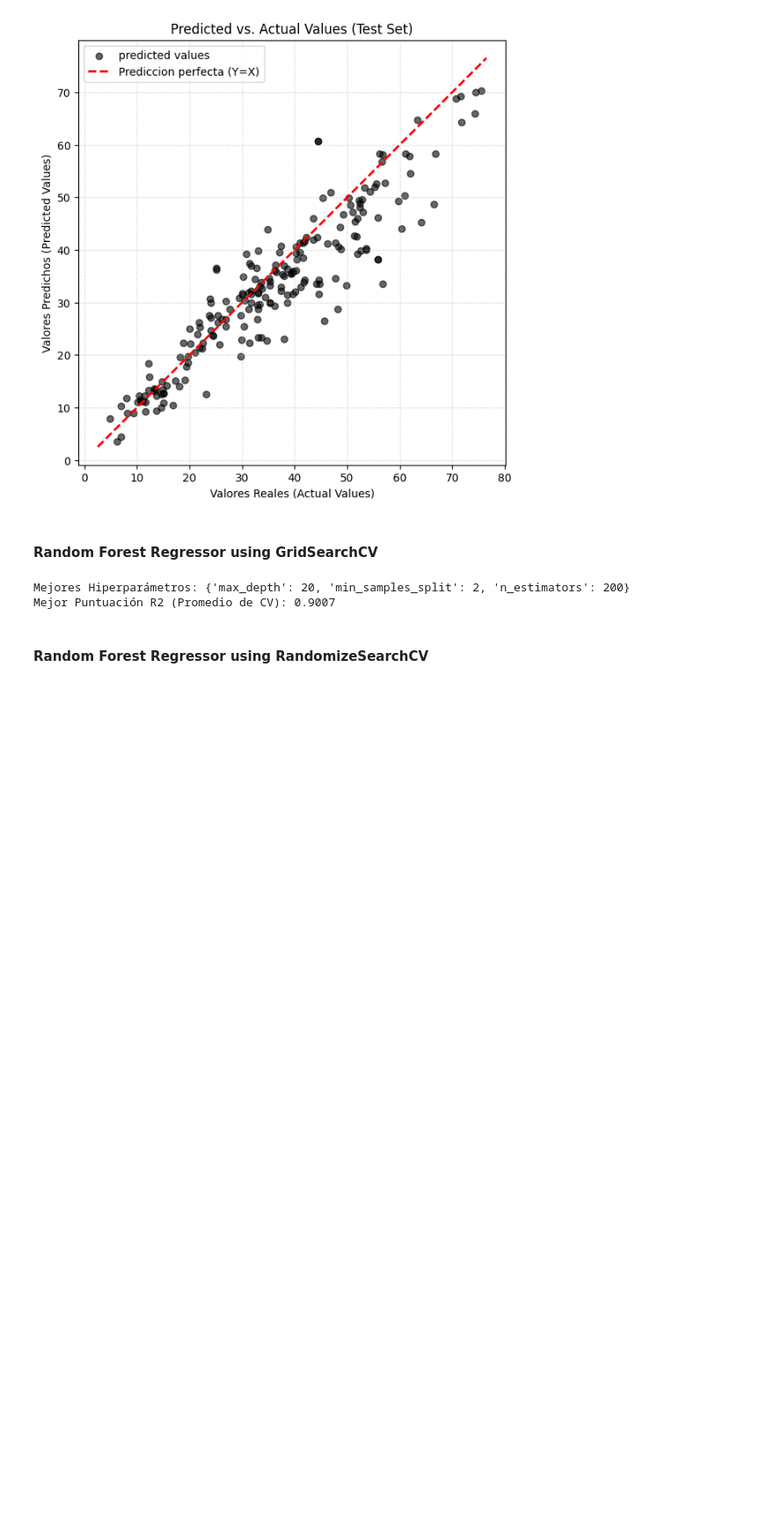
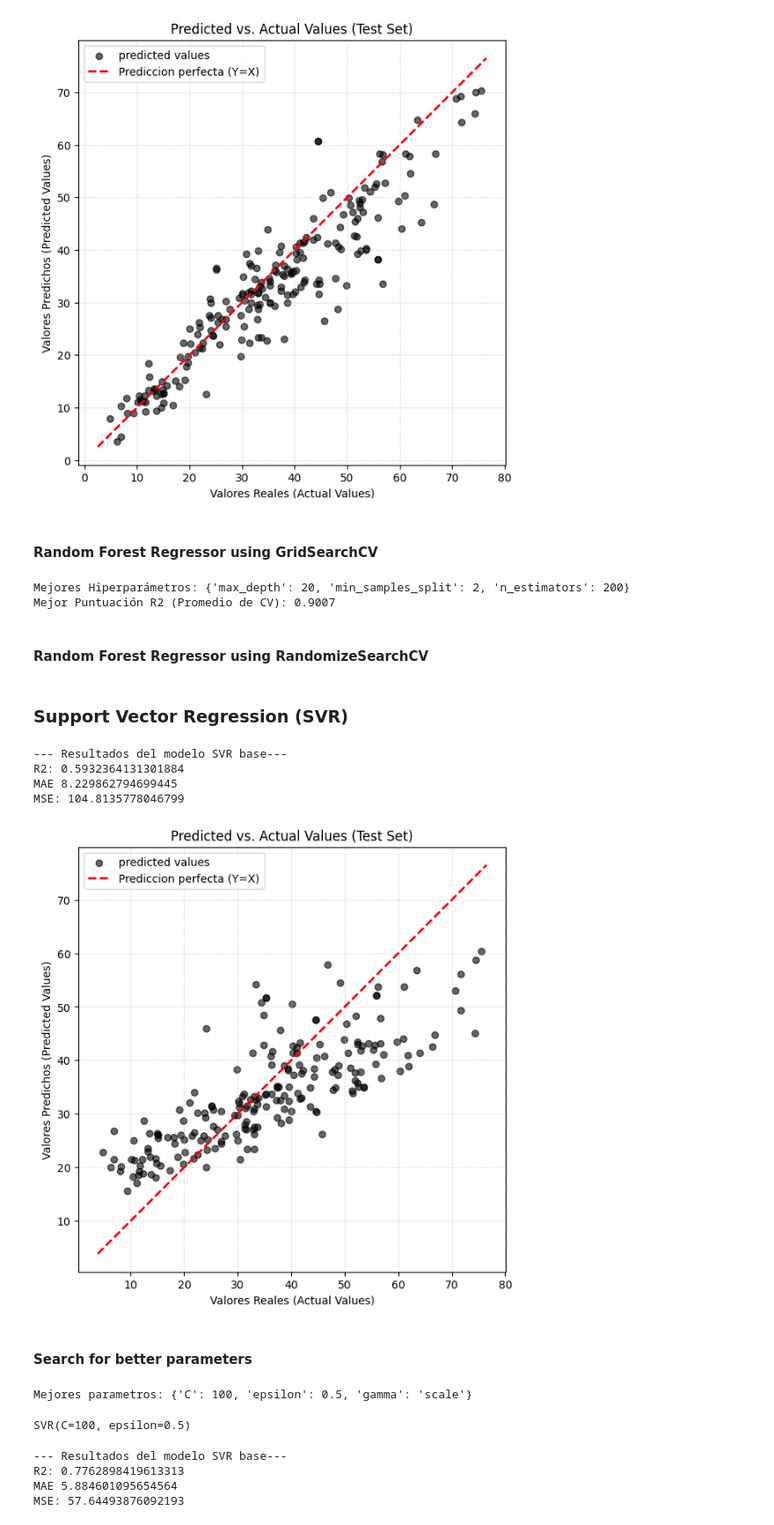
Before and after one commit to joseenriquez1404/CS-of-concrete-using-Machine-Learning, a Jupyter notebook: CS_Prediction.ipynb, the cells around one changed output. Shown at 88% size. Saved outputs shown, nothing was run; the diff lists cells and outputs as text; code cells hidden in the pictures; blank space fills up the shorter version.

Commit message:
Support Vector Regression

```diff
--- a/CS_Prediction.ipynb
+++ b/CS_Prediction.ipynb
@@ -318,3 +325,61 @@ random_search = RandomizedSearchCV(
 )
 
 random_search.fit(X_train_scaled, y_train)
+# %% [markdown]
+### Support Vector Regression (SVR)
+# %%
+# Base model, it is used for comparision
+
+baseSVR = SVR()
+baseSVR.fit(X_train_scaled, y_train)
+y_pred = baseSVR.predict(X_test_scaled)
+# %%
+print("--- Resultados del modelo SVR base---")
+print(f"R2: {r2_score(y_test, y_pred)}")
+print(f"MAE {mean_absolute_error(y_test, y_pred)}")
+print(f"MSE: {mean_squared_error(y_test, y_pred)}")
+# %% [output]
+--- Resultados del modelo SVR base---
+R2: 0.5932364131301884
+MAE 8.229862794699445
+MSE: 104.8135778046799
+# %%
+plt.figure(figsize=(7,7))
+plt.scatter(y_test, y_pred, alpha = 0.6, label = 'predicted values', color = 'black')
+
+# Linea 45 grados
+min_val = min(y_test.min(), y_pred.min())
+max_val = max(y_test.max(), y_pred.max())
+rango = [min_val - 1, max_val + 1]
+
+plt.plot(rango, rango, color = 'red', linestyle = '--', linewidth = 2, label = 'Prediccion perfecta (Y=X)')
+
+plt.title('Predicted vs. Actual Values (Test Set)')
+plt.ylabel('Valores Predichos (Predicted Values)')
+plt.xlabel('Valores Reales (Actual Values)')
+plt.grid(True, linestyle=':', alpha=0.7)
+plt.legend()
+plt.axis('equal')
+plt.show()
+# %% [output]
+[figure, added]
+# %% [markdown]
+#### Search for better parameters
+# %%
+param_grid = {
+    'C': [0.1, 1, 10, 100],
+    'gamma': [0.01, 0.1, 1, 'scale'],
+    'epsilon': [0.01, 0.1, 0.5]
+}
+
+grid_search = GridSearchCV(SVR(kernel = 'rbf'), param_grid, cv = kf, scoring = 'r2')
+grid_search.fit(X_train_scaled, y_train)
+
+print("Mejores parametros:", grid_search.best_params_)
+# %% [output]
+Mejores parametros: {'C': 100, 'epsilon': 0.5, 'gamma': 'scale'}
+# %%
+optimizedSVR = SVR(gamma = 'scale', C = 100, epsilon = 0.5)
+optimizedSVR.fit(X_train_scaled, y_train)
+# %% [output]
+SVR(C=100, epsilon=0.5)
@@ -320,0 +388,10 @@ random_search.fit(X_train_scaled, y_train)
+# %%
+print("--- Resultados del modelo SVR base---")
+print(f"R2: {r2_score(y_test, y_pred)}")
+print(f"MAE {mean_absolute_error(y_test, y_pred)}")
+print(f"MSE: {mean_squared_error(y_test, y_pred)}")
+# %% [output]
+--- Resultados del modelo SVR base---
+R2: 0.7762898419613313
+MAE 5.884601095654564
+MSE: 57.64493876092193
```
Also changed, not shown: parts of 5 cells of this notebook.
